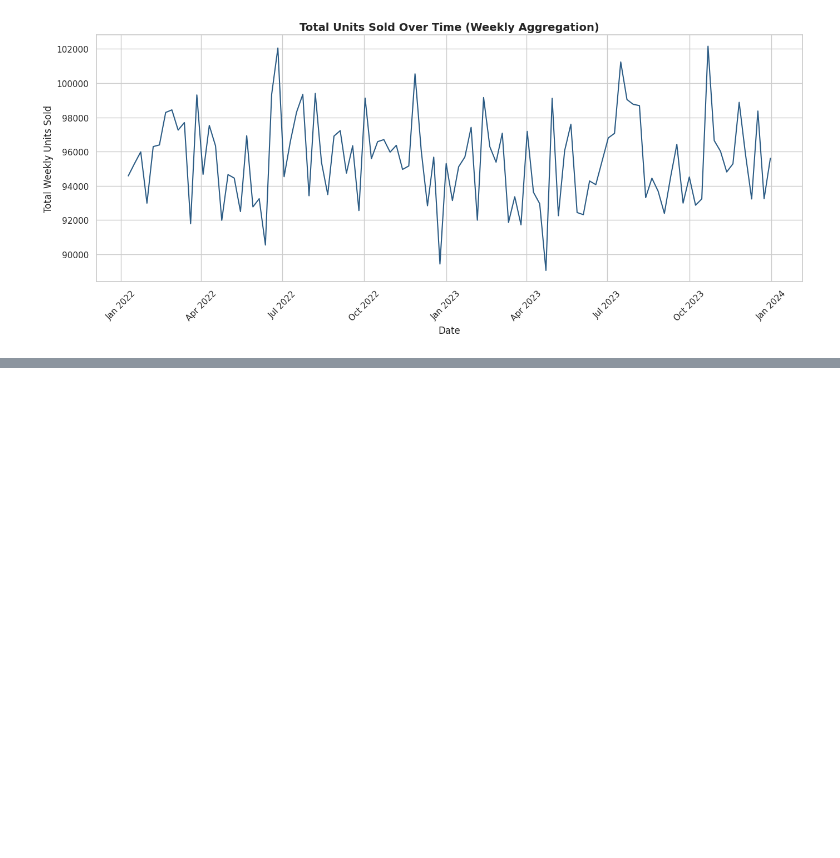
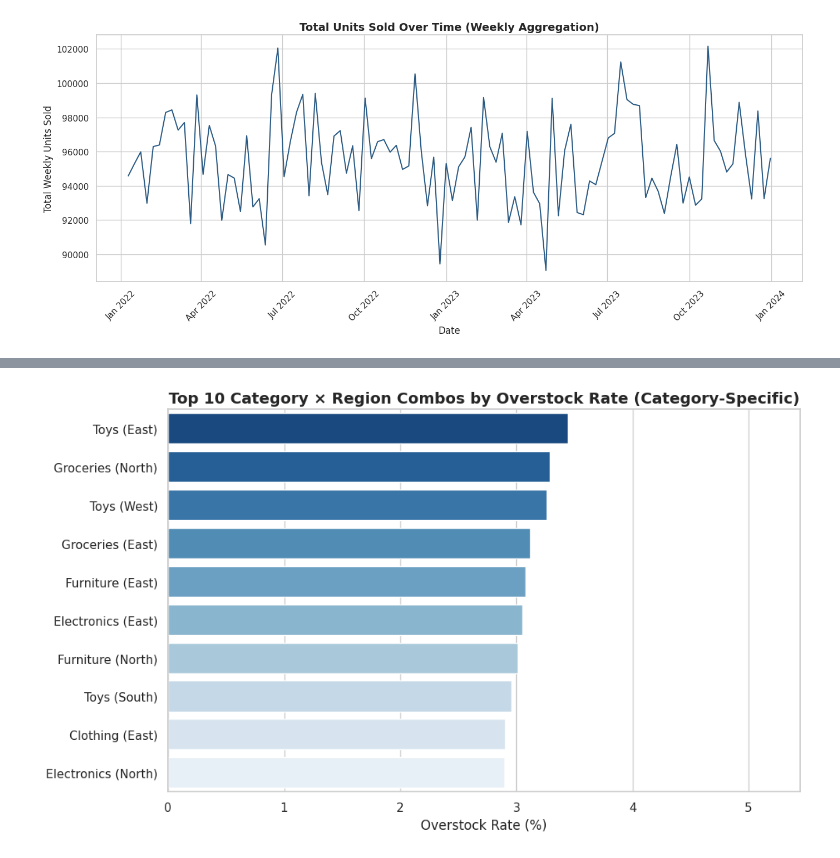
Before and after one commit to lianlianliann/Retail-Demand-Forecasting-Sales-Analysis, a Jupyter notebook: notebooks/01_Data_Cleaning_and_EDA.ipynb, the cells around one changed output, grey strips where cells are left out. Cells and saved outputs as stored; diff of their text form; code cells hidden in the pictures; blank space fills up the shorter version.

```diff
--- a/notebooks/01_Data_Cleaning_and_EDA.ipynb
+++ b/notebooks/01_Data_Cleaning_and_EDA.ipynb
@@ -210,0 +245,28 @@ Average Inventory Level (per record): 274.47
+# %%
+# 1. Calculating specific thresholds for high inventory and low sales
+df['High_Inv_Threshold'] = df.groupby('Category')['Inventory Level'].transform(lambda x: x.quantile(0.75))
+df['Low_Sales_Threshold'] = df.groupby('Category')['Units Sold'].transform(lambda x: x.quantile(0.25))
+
+# 2. Flagging the overstack days
+df['Is_Overstock'] = (df['Inventory Level'] >= df['High_Inv_Threshold']) & (df['Units Sold'] <= df['Low_Sales_Threshold'])
+
+# 3. Groupby Category and Region to calculate overstack rate
+overstock_summary = df.groupby(['Category', 'Region'])['Is_Overstock'].agg(['sum', 'count']).reset_index()
+overstock_summary['Overstock Rate (%)'] = (overstock_summary['sum'] / overstock_summary['count']) * 100
+overstock_summary['Category_Region'] = overstock_summary['Category'] + " (" + overstock_summary['Region'] + ")"
+
+# 4. Sort and isolate the top 10
+top_10_overstock = overstock_summary.sort_values(by='Overstock Rate (%)', ascending=False).head(10)
+
+# 5. Plotting
+plt.figure(figsize=(10, 6))
+sns.barplot(data=top_10_overstock, x='Overstock Rate (%)', y='Category_Region', palette='Blues_r', hue='Category_Region', legend=False)
+
+plt.title('Top 10 Category × Region Combos by Overstock Rate (Category-Specific)', fontsize=14, fontweight='bold')
+plt.xlabel('Overstock Rate (%)', fontsize=12)
+plt.ylabel('')
+plt.xlim(0, top_10_overstock['Overstock Rate (%)'].max() + 2)
+plt.tight_layout()
+plt.show()
+# %% [output]
+[figure, added]
```
Also changed, not shown: parts of 7 cells of this notebook.
